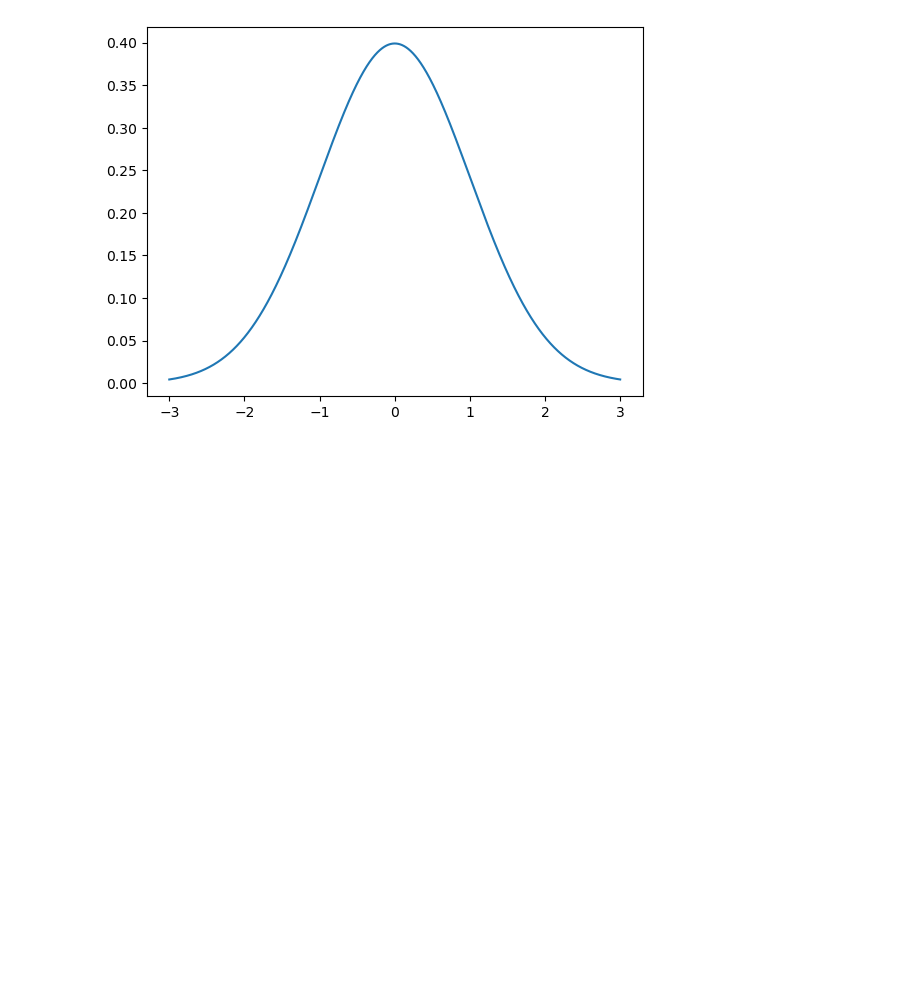
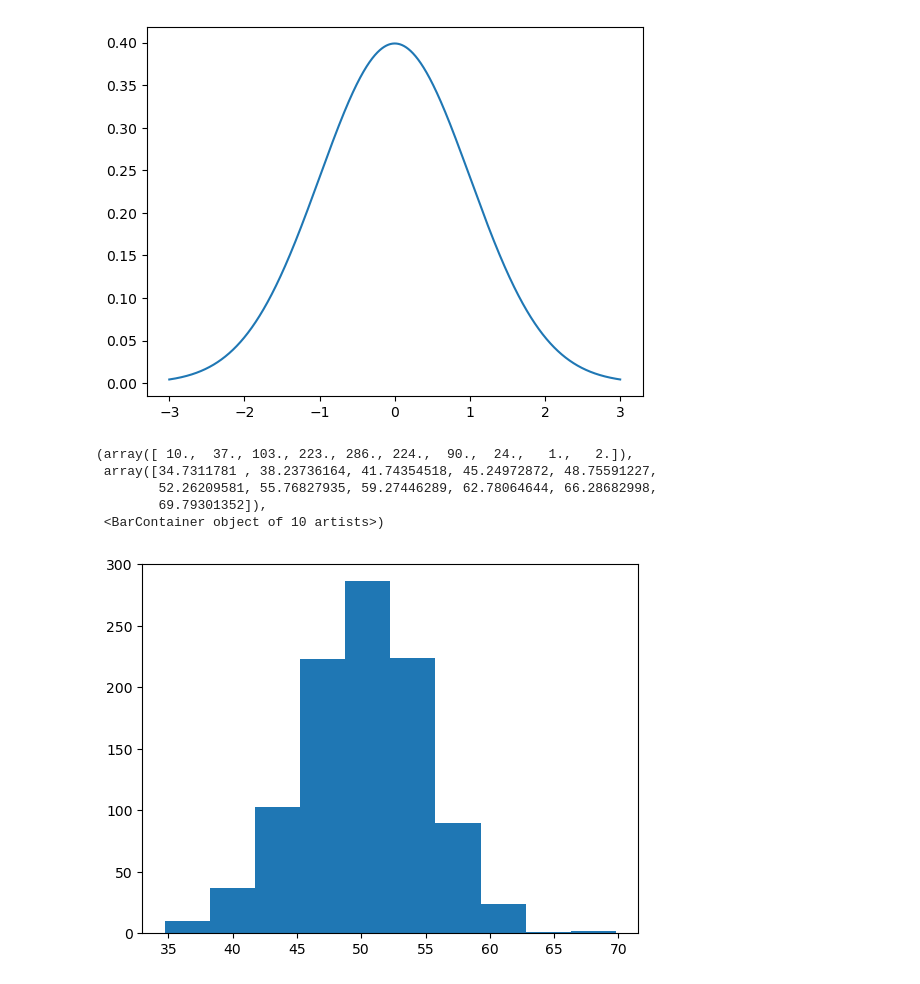
Before and after one commit to kennedylsodre/statistics_study, a Jupyter notebook: cap_04_gaussian/cap_004_gaussian.ipynb, the cells around one changed output. Cells and saved outputs as stored; diff of their text form; code cells hidden in the pictures; blank space fills up the shorter version.

Commit message:
Histograma

```diff
--- a/cap_04_gaussian/cap_004_gaussian.ipynb
+++ b/cap_04_gaussian/cap_004_gaussian.ipynb
@@ -13,3 +14,19 @@ plt.plot(x_axis,y_axis)
 # %% [output]
 [<matplotlib.lines.Line2D at 0x...>]
 [figure]
+# %%
+#setando seed
+seed(1)
+
+#Gerando observações
+data = 5*randn (1000) + 50
+
+#plotando o histograma
+plt.hist(data)
+# %% [output]
+(array([ 10.,  37., 103., 223., 286., 224.,  90.,  24.,   1.,   2.]),
+ array([34.7311781 , 38.23736164, 41.74354518, 45.24972872, 48.75591227,
+        52.26209581, 55.76827935, 59.27446289, 62.78064644, 66.28682998,
+        69.79301352]),
+ <BarContainer object of 10 artists>)
+[figure, added]
```
Also changed, not shown: parts of 1 cell of this notebook.
